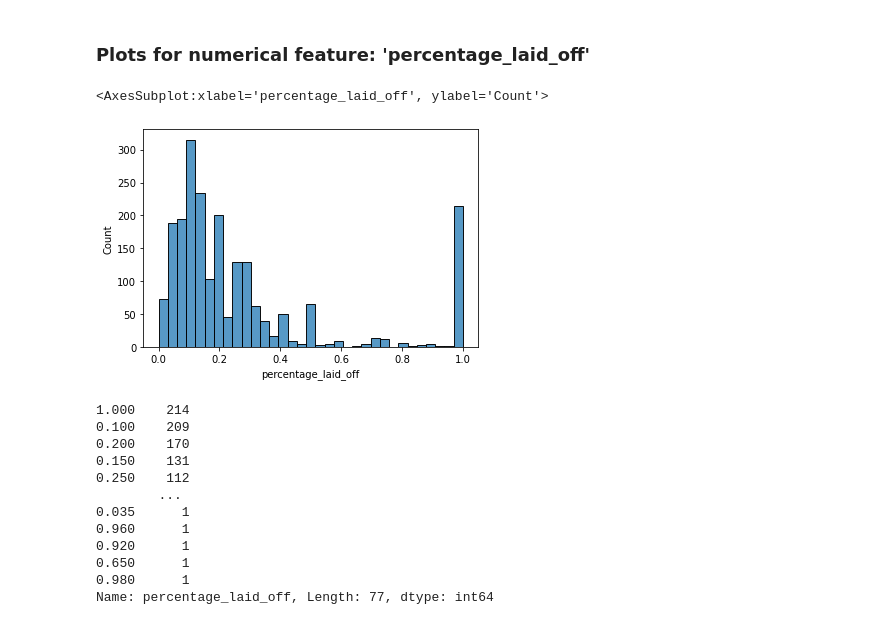
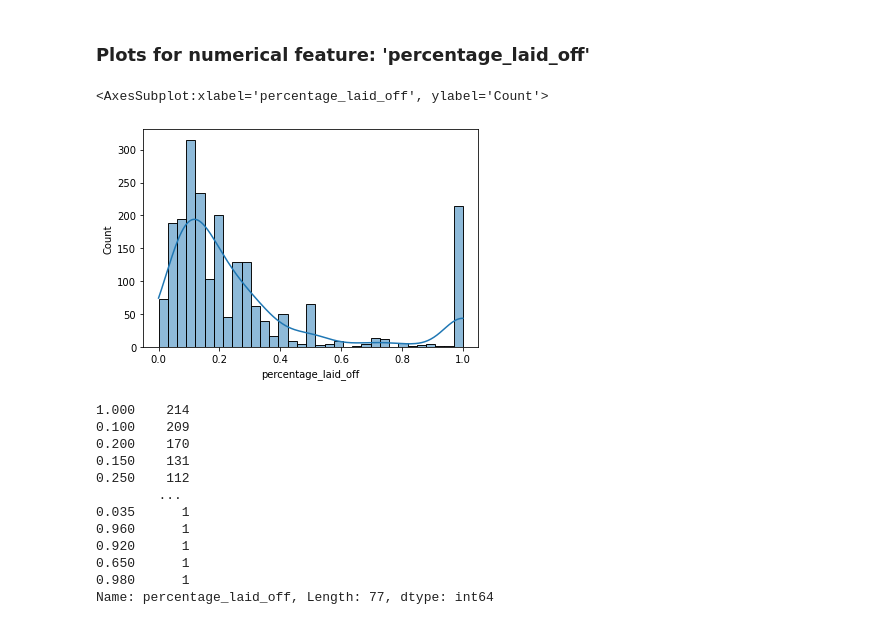
Before and after one commit to GilenW/CSE151A_FINAL_PROJECT, a Jupyter notebook: final_project.ipynb, the cells around one changed output. Cells and saved outputs as stored; diff of their text form; code cells hidden in the pictures.

```diff
--- a/final_project.ipynb
+++ b/final_project.ipynb
@@ -119,10 +119,10 @@ Name: total_laid_off, Length: 330, dtype: int64
 # %% [markdown]
 ### Plots for numerical feature: 'percentage_laid_off'
 # %%
-sns.histplot(layoffdf['percentage_laid_off'])
+sns.histplot(layoffdf['percentage_laid_off'],kde=True)
 # %% [output]
 <AxesSubplot:xlabel='percentage_laid_off', ylabel='Count'>
-[figure, old version]
+[figure, new version]
 # %%
 layoffdf['percentage_laid_off'].value_counts()
 # %% [output]
```
Also changed, not shown: parts of 10 cells of this notebook, 1 other file.
